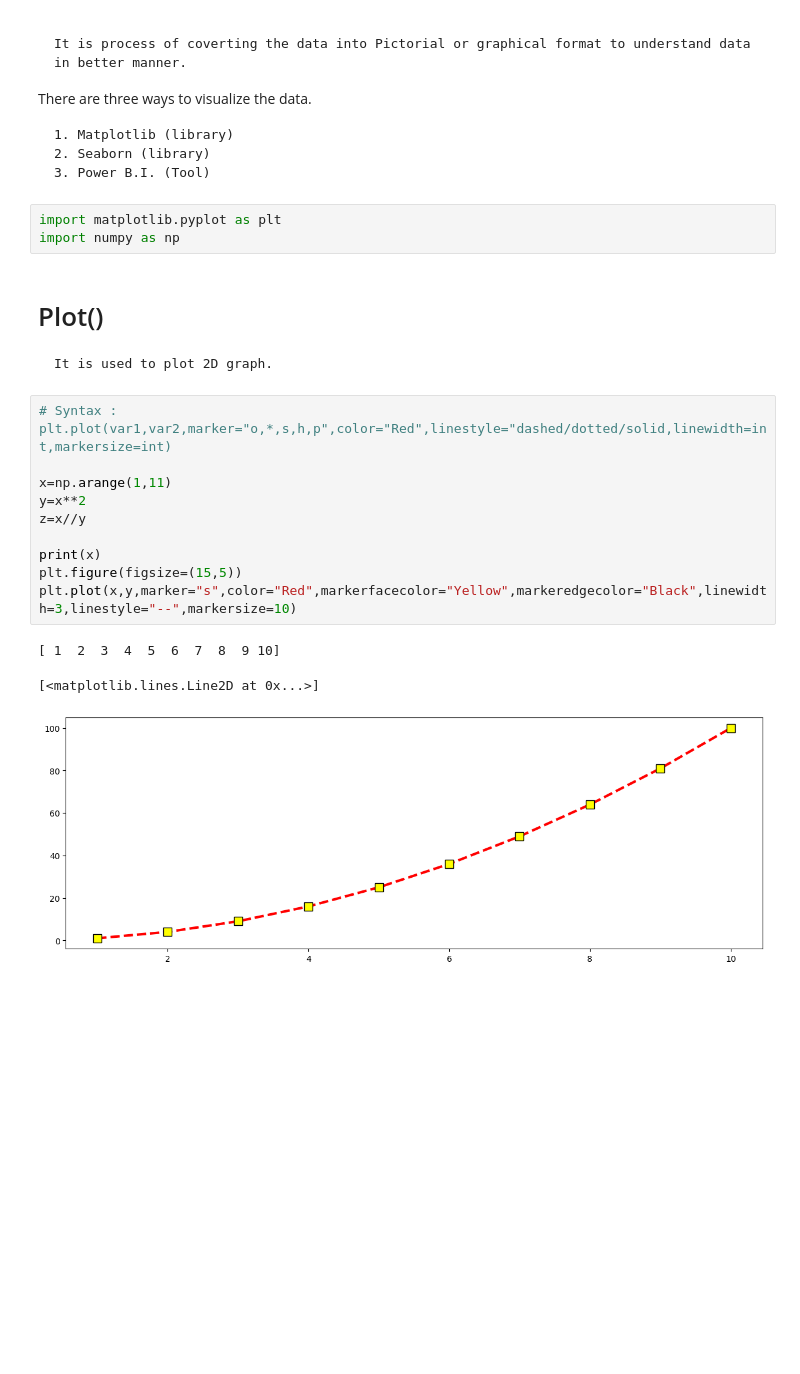
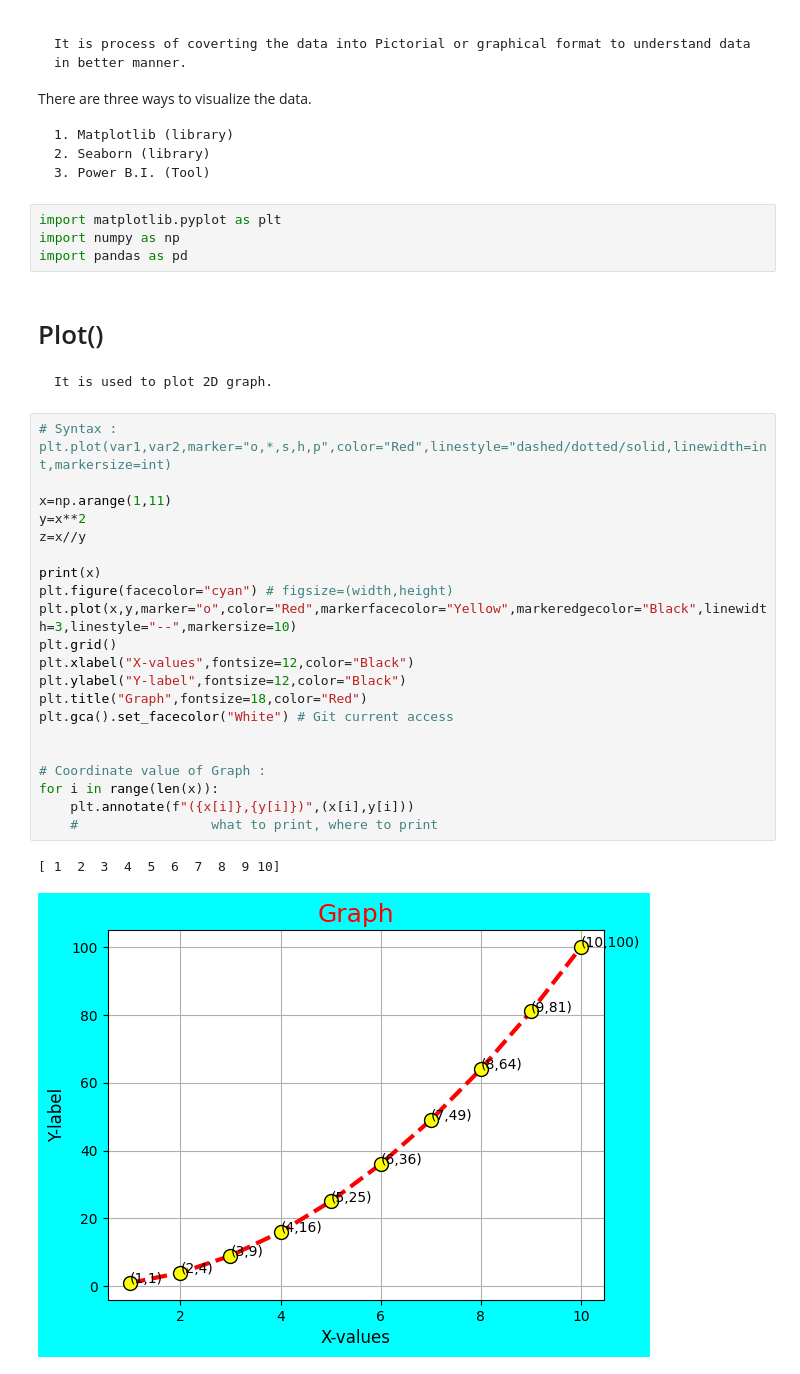
Before and after one commit to Amandeep006/QSPIDER-, a Jupyter notebook: pylab/mat.ipynb, the cells around one changed output. Cells and saved outputs as stored; diff of their text form; blank space fills up the shorter version.

Commit message:
matplotlib

```diff
--- a/pylab/mat.ipynb
+++ b/pylab/mat.ipynb
@@ -11,6 +11,7 @@ There are three ways to visualize the data.
 # %%
 import matplotlib.pyplot as plt
 import numpy as np
+import pandas as pd
 # %% [markdown]
 # Plot()
 
@@ -18,14 +19,24 @@ import numpy as np
 # %%
 # Syntax : plt.plot(var1,var2,marker="o,*,s,h,p",color="Red",linestyle="dashed/dotted/solid,linewidth=int,markersize=int)
 
 x=np.arange(1,11)
 y=x**2
 z=x//y
 
 print(x)
-plt.figure(figsize=(15,5))
-plt.plot(x,y,marker="s",color="Red",markerfacecolor="Yellow",markeredgecolor="Black",linewidth=3,linestyle="--",markersize=10)
+plt.figure(facecolor="cyan") # figsize=(width,height)
+plt.plot(x,y,marker="o",color="Red",markerfacecolor="Yellow",markeredgecolor="Black",linewidth=3,linestyle="--",markersize=10)
+plt.grid()
+plt.xlabel("X-values",fontsize=12,color="Black")
+plt.ylabel("Y-label",fontsize=12,color="Black")
+plt.title("Graph",fontsize=18,color="Red")
+plt.gca().set_facecolor("White") # Git current access
+
+
+# Coordinate value of Graph :
+for i in range(len(x)):
+    plt.annotate(f"({x[i]},{y[i]})",(x[i],y[i]))
+    #                 what to print, where to print
 # %% [output]
 [ 1  2  3  4  5  6  7  8  9 10]
-[<matplotlib.lines.Line2D at 0x...>]
-[figure, old version]
+[figure, new version]
```
Also changed, not shown: parts of 9 cells of this notebook, 1 other file.
